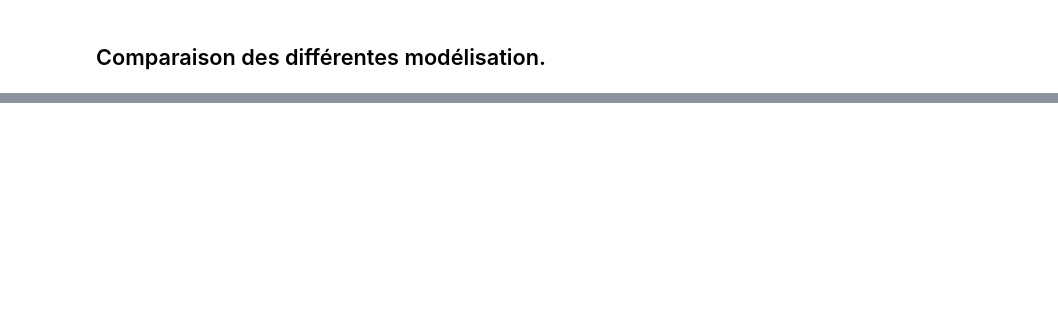
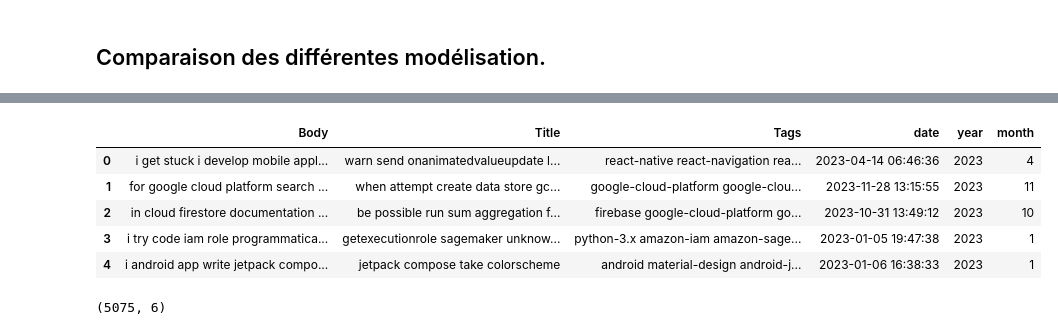
Before and after one commit to Aqlice/MLE-P5, a Jupyter notebook: supervised.ipynb, the cells around one changed output, grey strips where cells are left out. Saved outputs shown, nothing was run; the diff lists cells and outputs as text; code cells hidden in the pictures; blank space fills up the shorter version.

```diff
--- a/supervised.ipynb
+++ b/supervised.ipynb
@@ -720,0 +822,15 @@ mlflow.end_run()
+# %%
+data_stab['date'] = pd.to_datetime(data_stab['CreationDate'])
+data_stab['year'] = data_stab['date'].dt.year
+data_stab['month'] = data_stab['date'].dt.month
+data_stab.drop(['CreationDate'], axis=1, inplace=True)
+display(data_stab.head())
+print(data_stab.shape)
+# %% [output]
+|  | Body | Title | Tags | date | year | month |
+| 0 | i get stuck i develop mobile appl... | warn send onanimatedvalueupdate l... | react-native react-navigation rea... | 2023-04-14 06:46:36 | 2023 | 4 |
+| 1 | for google cloud platform search ... | when attempt create data store gc... | google-cloud-platform google-clou... | 2023-11-28 13:15:55 | 2023 | 11 |
+| 2 | in cloud firestore documentation ... | be possible run sum aggregation f... | firebase google-cloud-platform go... | 2023-10-31 13:49:12 | 2023 | 10 |
+| 3 | i try code iam role programmatica... | getexecutionrole sagemaker unknow... | python-3.x amazon-iam amazon-sage... | 2023-01-05 19:47:38 | 2023 | 1 |
+| 4 | i android app write jetpack compo... | jetpack compose take colorscheme | android material-design android-j... | 2023-01-06 16:38:33 | 2023 | 1 |
+(5075, 6)
```
Also changed, not shown: parts of 34 cells of this notebook.
